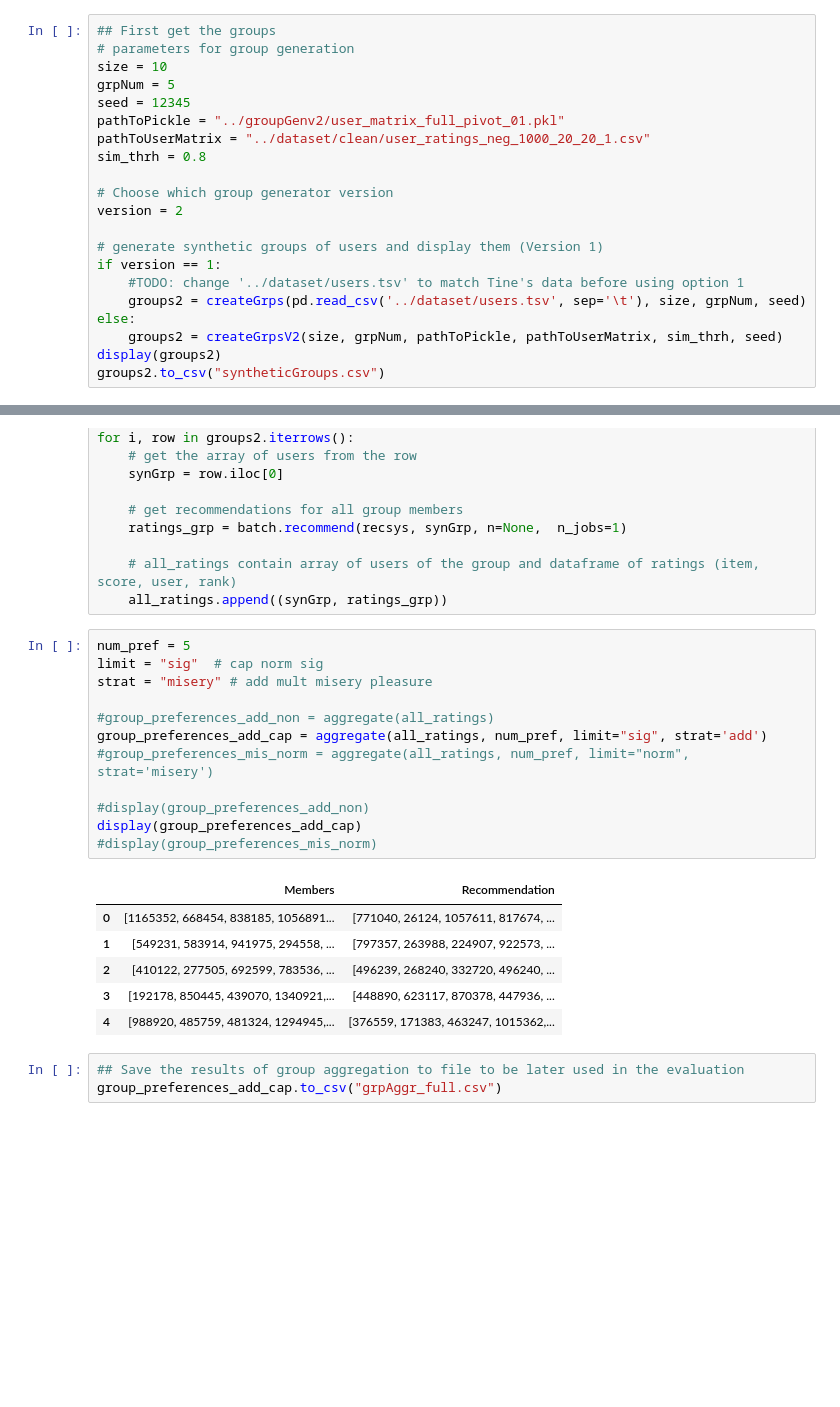
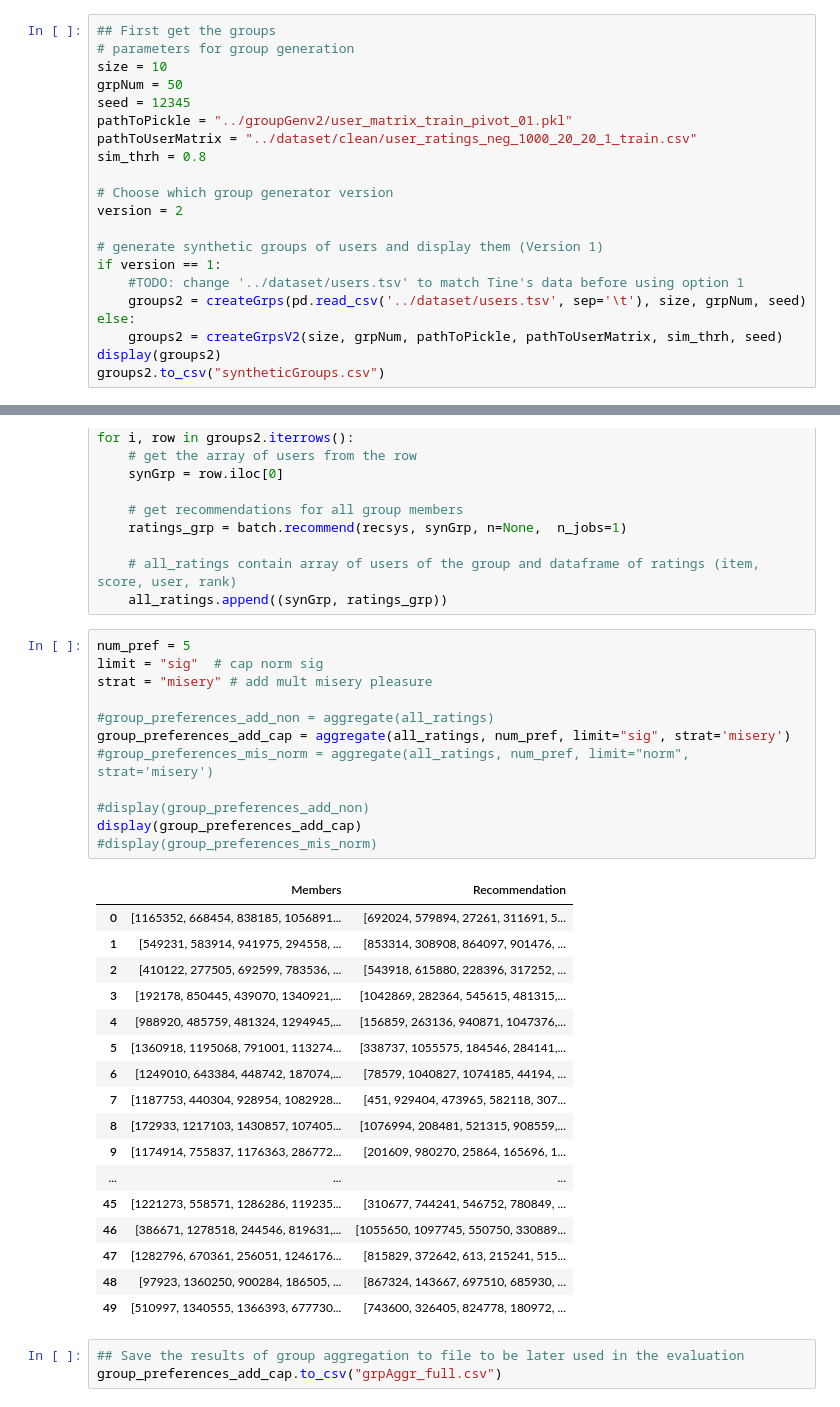
Before and after one commit to ertyr/RecSys_group10, a Jupyter notebook: groupAgg/groupAggregation.ipynb, the cells around one changed output, grey strips where cells are left out. Saved outputs shown, nothing was run; the diff lists cells and outputs as text; blank space fills up the shorter version.

Commit message:
misery works!!!

```diff
--- a/groupAgg/groupAggregation.ipynb
+++ b/groupAgg/groupAggregation.ipynb
@@ -37,10 +36,10 @@ display(data)
 ## First get the groups
 # parameters for group generation
 size = 10
-grpNum = 5
+grpNum = 50
 seed = 12345
-pathToPickle = "../groupGenv2/user_matrix_full_pivot_01.pkl"
-pathToUserMatrix = "../dataset/clean/user_ratings_neg_1000_20_20_1.csv"
+pathToPickle = "../groupGenv2/user_matrix_train_pivot_01.pkl"
+pathToUserMatrix = "../dataset/clean/user_ratings_neg_1000_20_20_1_train.csv"
 sim_thrh = 0.8
 
 # Choose which group generator version
@@ -97,22 +113,33 @@ for i, row in groups2.iterrows():
 # %%
 num_pref = 5
 limit = "sig"  # cap norm sig
 strat = "misery" # add mult misery pleasure
 
 #group_preferences_add_non = aggregate(all_ratings)
-group_preferences_add_cap = aggregate(all_ratings, num_pref, limit="sig", strat='add')
+group_preferences_add_cap = aggregate(all_ratings, num_pref, limit="sig", strat='misery')
 #group_preferences_mis_norm = aggregate(all_ratings, num_pref, limit="norm", strat='misery')
 
 #display(group_preferences_add_non)
 display(group_preferences_add_cap)
 #display(group_preferences_mis_norm)
 # %% [output]
 |  | Members | Recommendation |
-| 0 | [1165352, 668454, 838185, 1056891... | [771040, 26124, 1057611, 817674, ... |
-| 1 | [549231, 583914, 941975, 294558, ... | [797357, 263988, 224907, 922573, ... |
-| 2 | [410122, 277505, 692599, 783536, ... | [496239, 268240, 332720, 496240, ... |
-| 3 | [192178, 850445, 439070, 1340921,... | [448890, 623117, 870378, 447936, ... |
-| 4 | [988920, 485759, 481324, 1294945,... | [376559, 171383, 463247, 1015362,... |
+| 0 | [1165352, 668454, 838185, 1056891... | [692024, 579894, 27261, 311691, 5... |
+| 1 | [549231, 583914, 941975, 294558, ... | [853314, 308908, 864097, 901476, ... |
+| 2 | [410122, 277505, 692599, 783536, ... | [543918, 615880, 228396, 317252, ... |
+| 3 | [192178, 850445, 439070, 1340921,... | [1042869, 282364, 545615, 481315,... |
+| 4 | [988920, 485759, 481324, 1294945,... | [156859, 263136, 940871, 1047376,... |
+| 5 | [1360918, 1195068, 791001, 113274... | [338737, 1055575, 184546, 284141,... |
+| 6 | [1249010, 643384, 448742, 187074,... | [78579, 1040827, 1074185, 44194, ... |
+| 7 | [1187753, 440304, 928954, 1082928... | [451, 929404, 473965, 582118, 307... |
+| 8 | [172933, 1217103, 1430857, 107405... | [1076994, 208481, 521315, 908559,... |
+| 9 | [1174914, 755837, 1176363, 286772... | [201609, 980270, 25864, 165696, 1... |
+| ... | ... | ... |
+| 45 | [1221273, 558571, 1286286, 119235... | [310677, 744241, 546752, 780849, ... |
+| 46 | [386671, 1278518, 244546, 819631,... | [1055650, 1097745, 550750, 330889... |
+| 47 | [1282796, 670361, 256051, 1246176... | [815829, 372642, 613, 215241, 515... |
+| 48 | [97923, 1360250, 900284, 186505, ... | [867324, 143667, 697510, 685930, ... |
+| 49 | [510997, 1340555, 1366393, 677730... | [743600, 326405, 824778, 180972, ... |
 # %%
 ## Save the results of group aggregation to file to be later used in the evaluation
 group_preferences_add_cap.to_csv("grpAggr_full.csv")
```
Also changed, not shown: parts of 2 cells of this notebook, 4 other files.
